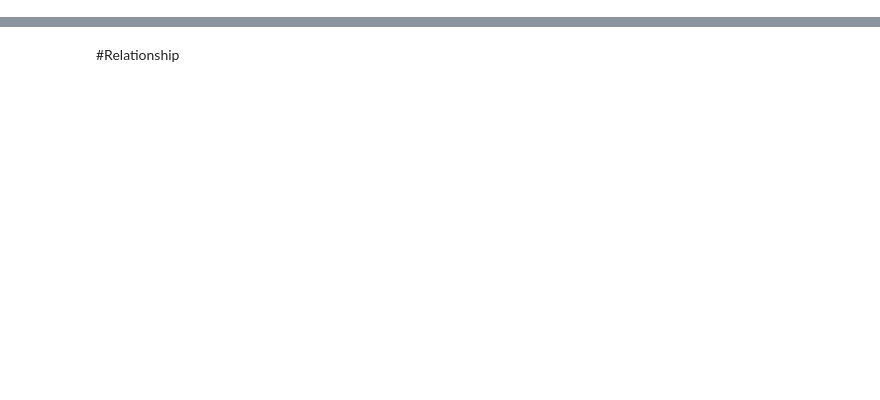
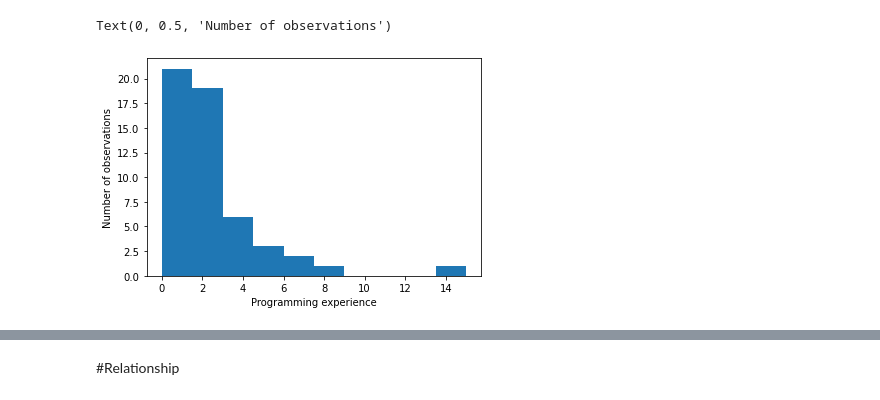
Before and after one commit to Dybton/data-mining-mini-project, a Jupyter notebook: mini_project_regression.ipynb, the cells around one changed output, grey strips where cells are left out. Drawn from its saved outputs; the diff is of its cells as text; code cells hidden in the pictures; blank space fills up the shorter version.

```diff
--- a/mini_project_regression.ipynb
+++ b/mini_project_regression.ipynb
@@ -149,3 +114,15 @@ display(df)
+# %%
+
+#plot programing experience to check for outliers
+#remove observations that are more than 3 standard deviations away from the mean
+#df = df[(df['Programming experience'] < pe_mean + 3 * pe_std) & (df['Programming experience'] > pe_mean - 3 * pe_std)]
+plt.hist(df['Programming experience'])
+# on the x-axis we have the programming experience and on the y-axis we have the number of observations
+plt.xlabel('Programming experience')
+plt.ylabel('Number of observations')
+# %% [output]
+Text(0, 0.5, 'Number of observations')
+[figure, added]
 # %%
 
 #what is the correlation between programming experience and python skills?
```
Also changed, not shown: parts of 12 cells of this notebook, 2 other files.
